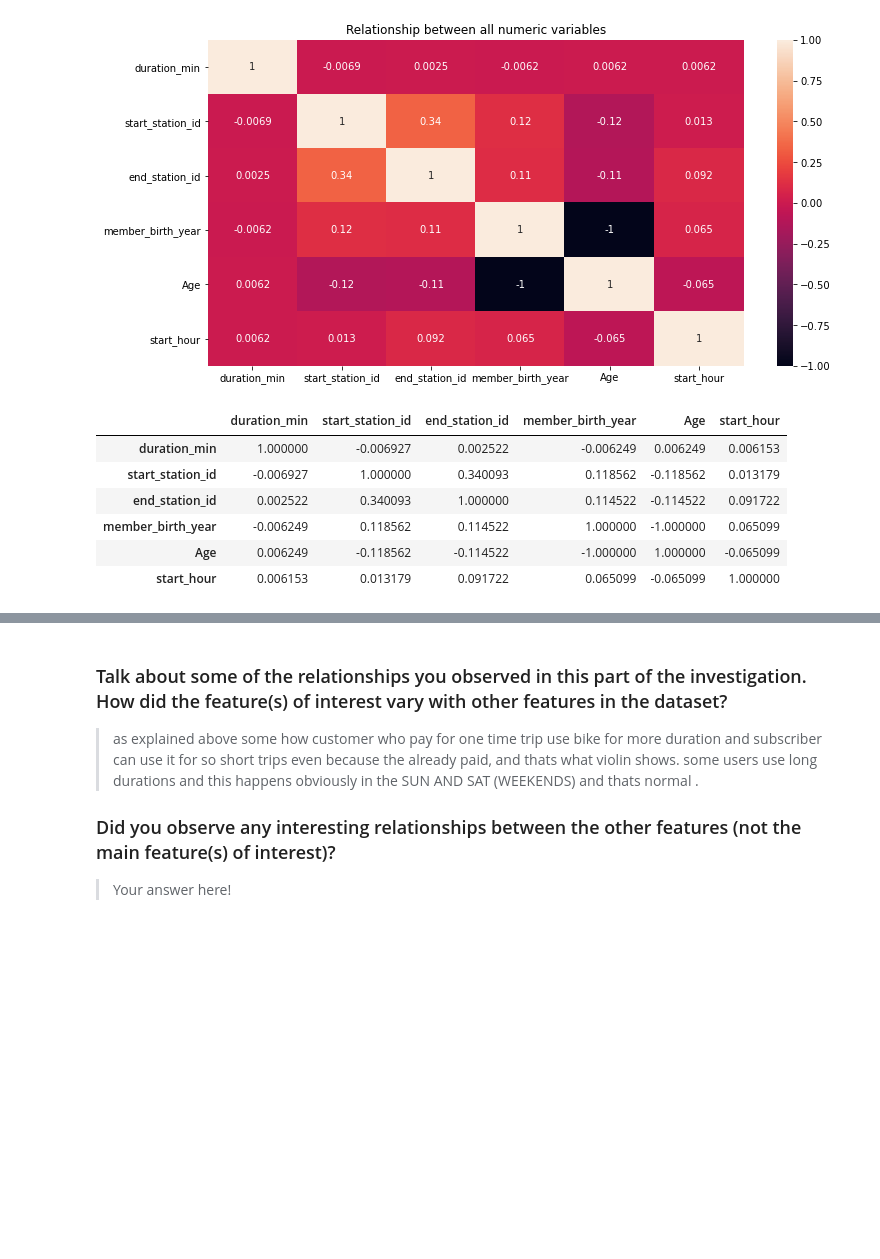
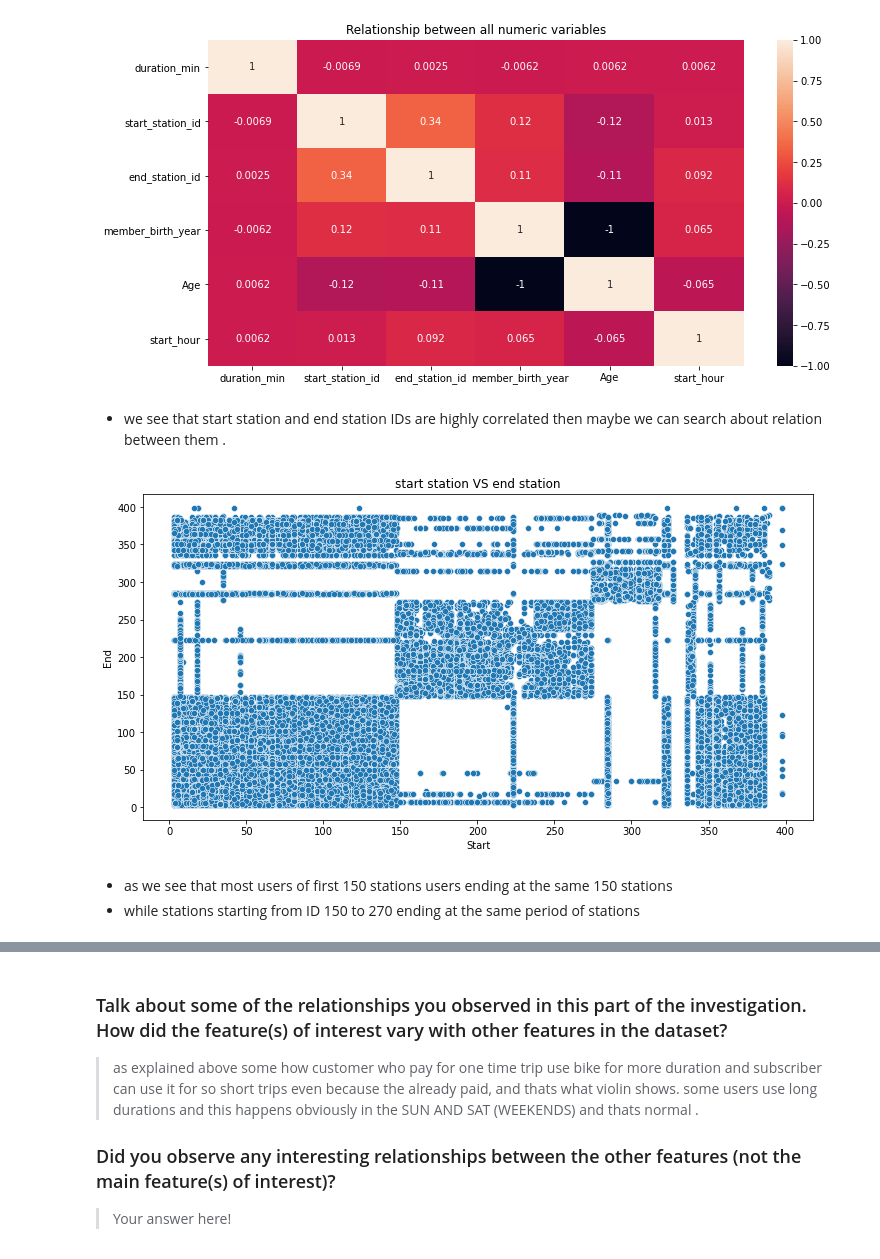
Before and after one commit to Theabdelkader/Communicate-Data-Findings-Ford-GoBike-System, a Jupyter notebook: exploration_template.ipynb, the cells around one changed output, grey strips where cells are left out. Cells and saved outputs as stored; diff of their text form; code cells hidden in the pictures; blank space fills up the shorter version.

Commit message:
start station VS end station

```diff
--- a/exploration_template.ipynb
+++ b/exploration_template.ipynb
@@ -578,12 +576,15 @@ plt.title('Relationship between all numeric variables');
-# %%
-df.corr()
-# %% [output]
-|  | duration_min | start_station_id | end_station_id | member_birth_year | Age | start_hour |
-| duration_min | 1.000000 | -0.006927 | 0.002522 | -0.006249 | 0.006249 | 0.006153 |
-| start_station_id | -0.006927 | 1.000000 | 0.340093 | 0.118562 | -0.118562 | 0.013179 |
-| end_station_id | 0.002522 | 0.340093 | 1.000000 | 0.114522 | -0.114522 | 0.091722 |
-| member_birth_year | -0.006249 | 0.118562 | 0.114522 | 1.000000 | -1.000000 | 0.065099 |
-| Age | 0.006249 | -0.118562 | -0.114522 | -1.000000 | 1.000000 | -0.065099 |
-| start_hour | 0.006153 | 0.013179 | 0.091722 | 0.065099 | -0.065099 | 1.000000 |
+# %% [markdown]
+- we see that start station and end station IDs are highly correlated then maybe we can search about relation between them .
+# %%
+plt.figure(figsize=(12,6))
+sb.scatterplot(data = df, x = 'start_station_id', y = 'end_station_id');
+plt.title("start station VS end station")
+plt.xlabel('Start');
+plt.ylabel('End');
+# %% [output]
+[figure, added]
+# %% [markdown]
+- as we see that most users of first 150 stations users ending at the same 150 stations
+- while stations starting from ID 150 to 270 ending at the same period of stations
 # %%
 df.head()
```
Also changed, not shown: parts of 2 cells of this notebook.
